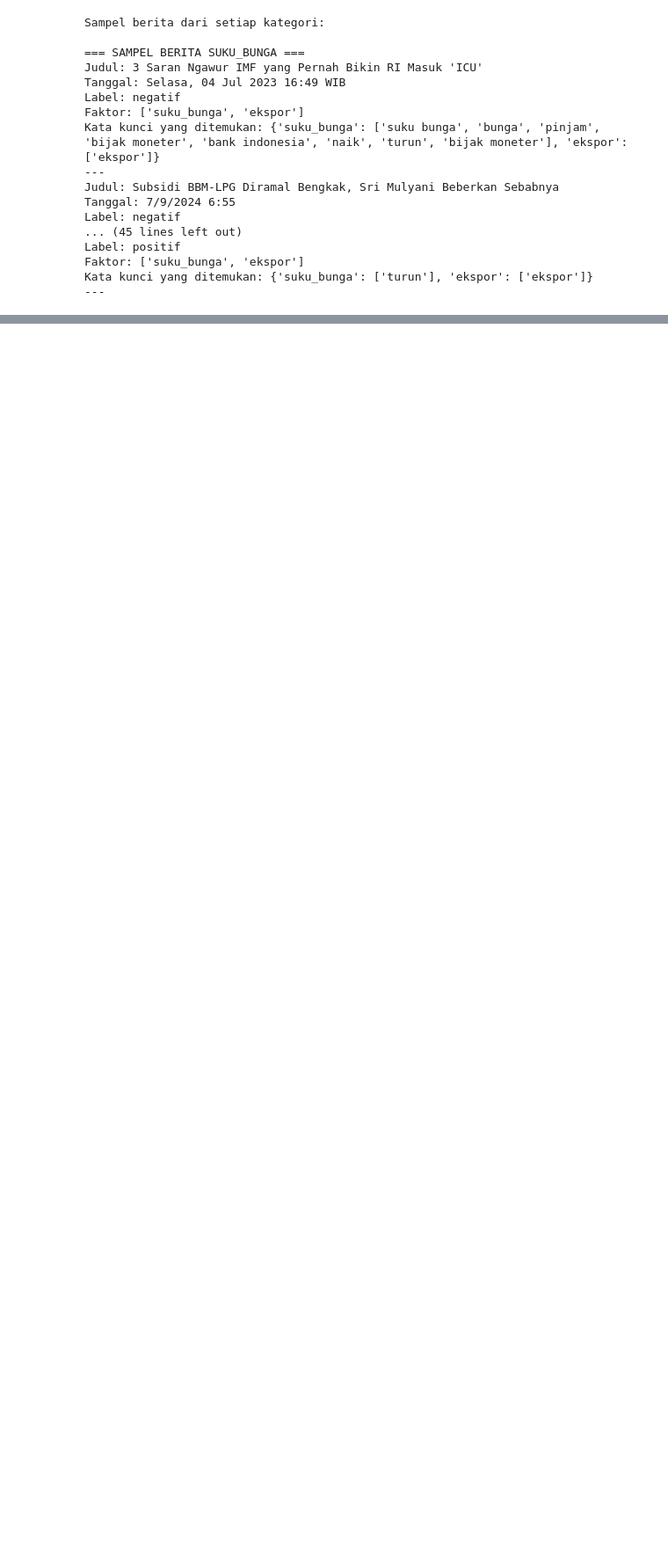
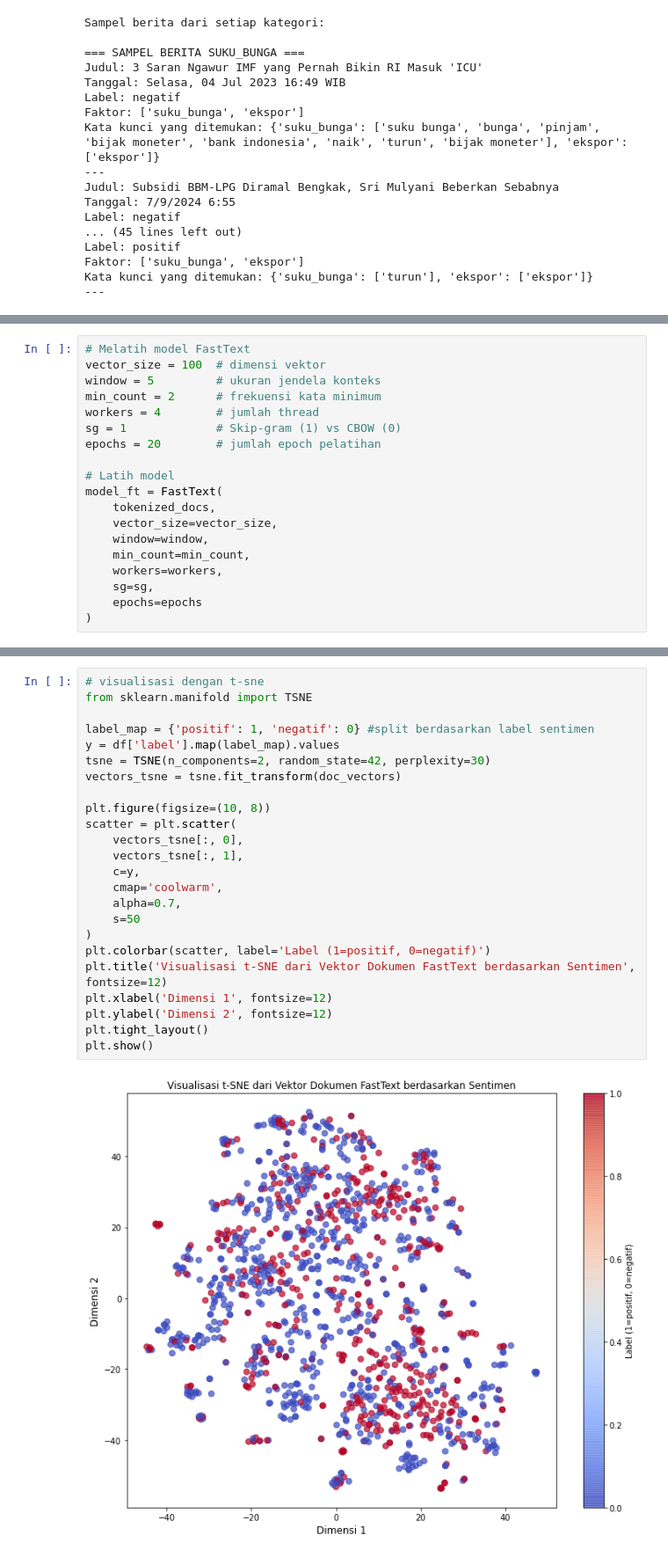
Before and after one commit to adindasyv/skripsi_2025, a Jupyter notebook: try_old_news.ipynb, the cells around one changed output, grey strips where cells are left out. Shown at 88% size. Saved outputs shown, nothing was run; the diff lists cells and outputs as text; blank space fills up the shorter version.

```diff
--- a/try_old_news.ipynb
+++ b/try_old_news.ipynb
@@ -370,0 +439,19 @@ Kata kunci yang ditemukan: {'suku_bunga': ['turun'], 'ekspor': ['ekspor']}
+# %%
+# Melatih model FastText
+vector_size = 100  # dimensi vektor
+window = 5         # ukuran jendela konteks
+min_count = 2      # frekuensi kata minimum
+workers = 4        # jumlah thread
+sg = 1             # Skip-gram (1) vs CBOW (0)
+epochs = 20        # jumlah epoch pelatihan
+
+# Latih model
+model_ft = FastText(
+    tokenized_docs,
+    vector_size=vector_size,
+    window=window,
+    min_count=min_count,
+    workers=workers,
+    sg=sg,
+    epochs=epochs
+)
@@ -370,0 +517,26 @@ Kata kunci yang ditemukan: {'suku_bunga': ['turun'], 'ekspor': ['ekspor']}
+# %%
+# visualisasi dengan t-sne
+from sklearn.manifold import TSNE
+
+label_map = {'positif': 1, 'negatif': 0} #split berdasarkan label sentimen
+y = df['label'].map(label_map).values
+tsne = TSNE(n_components=2, random_state=42, perplexity=30)
+vectors_tsne = tsne.fit_transform(doc_vectors)
+
+plt.figure(figsize=(10, 8))
+scatter = plt.scatter(
+    vectors_tsne[:, 0],
+    vectors_tsne[:, 1],
+    c=y,
+    cmap='coolwarm',
+    alpha=0.7,
+    s=50
+)
+plt.colorbar(scatter, label='Label (1=positif, 0=negatif)')
+plt.title('Visualisasi t-SNE dari Vektor Dokumen FastText berdasarkan Sentimen', fontsize=12)
+plt.xlabel('Dimensi 1', fontsize=12)
+plt.ylabel('Dimensi 2', fontsize=12)
+plt.tight_layout()
+plt.show()
+# %% [output]
+[figure, added]
```
Also changed, not shown: parts of 10 cells of this notebook, 3 other files.
